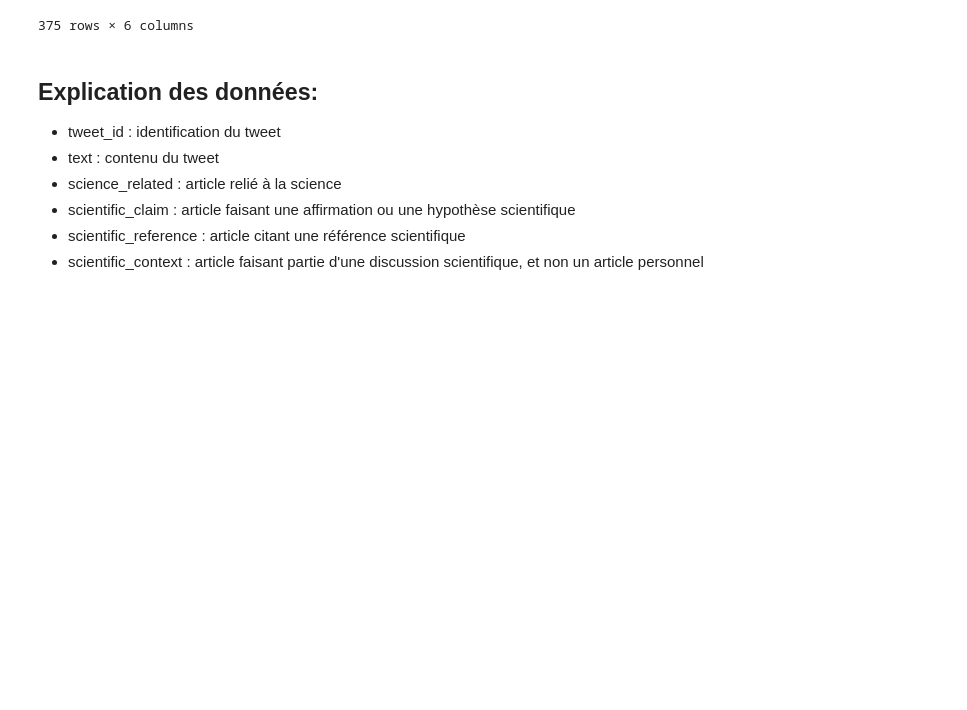
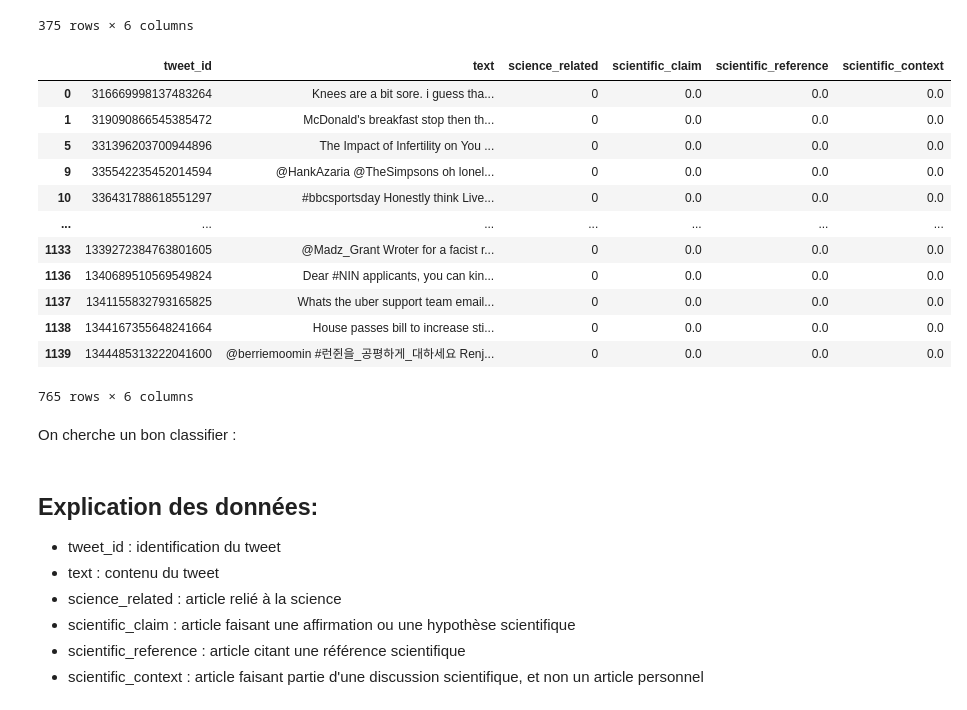
Before and after one commit to HugoGellida/HAI817I-Project, a Jupyter notebook: Hello.ipynb, the cells around one changed output. Drawn from its saved outputs; the diff is of its cells as text; code cells hidden in the pictures; blank space fills up the shorter version.

```diff
--- a/Hello.ipynb
+++ b/Hello.ipynb
@@ -96,3 +177,22 @@ df_sci
 | 1134 | 1339398314563792900 | Vestislav Apostolov, David M. J. ... | 1 | 0.0 | 1.0 | 1.0 |
 | 1135 | 1340455669443350528 | @LaylaFanucci @realDonaldTrump I'... | 1 | 1.0 | 0.0 | 0.0 |
 375 rows × 6 columns
+# %%
+df_nsci = df.query("science_related==0")
+df_nsci
+# %% [output]
+|  | tweet_id | text | science_related | scientific_claim | scientific_reference | scientific_context |
+| 0 | 316669998137483264 | Knees are a bit sore. i guess tha... | 0 | 0.0 | 0.0 | 0.0 |
+| 1 | 319090866545385472 | McDonald's breakfast stop then th... | 0 | 0.0 | 0.0 | 0.0 |
+| 5 | 331396203700944896 | The Impact of Infertility on You ... | 0 | 0.0 | 0.0 | 0.0 |
+| 9 | 335542235452014594 | @HankAzaria @TheSimpsons oh lonel... | 0 | 0.0 | 0.0 | 0.0 |
+| 10 | 336431788618551297 | #bbcsportsday Honestly think Live... | 0 | 0.0 | 0.0 | 0.0 |
+| ... | ... | ... | ... | ... | ... | ... |
+| 1133 | 1339272384763801605 | @Madz_Grant Wroter for a facist r... | 0 | 0.0 | 0.0 | 0.0 |
+| 1136 | 1340689510569549824 | Dear #NIN applicants, you can kin... | 0 | 0.0 | 0.0 | 0.0 |
+| 1137 | 1341155832793165825 | Whats the uber support team email... | 0 | 0.0 | 0.0 | 0.0 |
+| 1138 | 1344167355648241664 | House passes bill to increase sti... | 0 | 0.0 | 0.0 | 0.0 |
+| 1139 | 1344485313222041600 | @berriemoomin #런쥔을_공평하게_대하세요 Renj... | 0 | 0.0 | 0.0 | 0.0 |
+765 rows × 6 columns
+# %% [markdown]
+On cherche un bon classifier :
```
Also changed, not shown: parts of 6 cells of this notebook.
